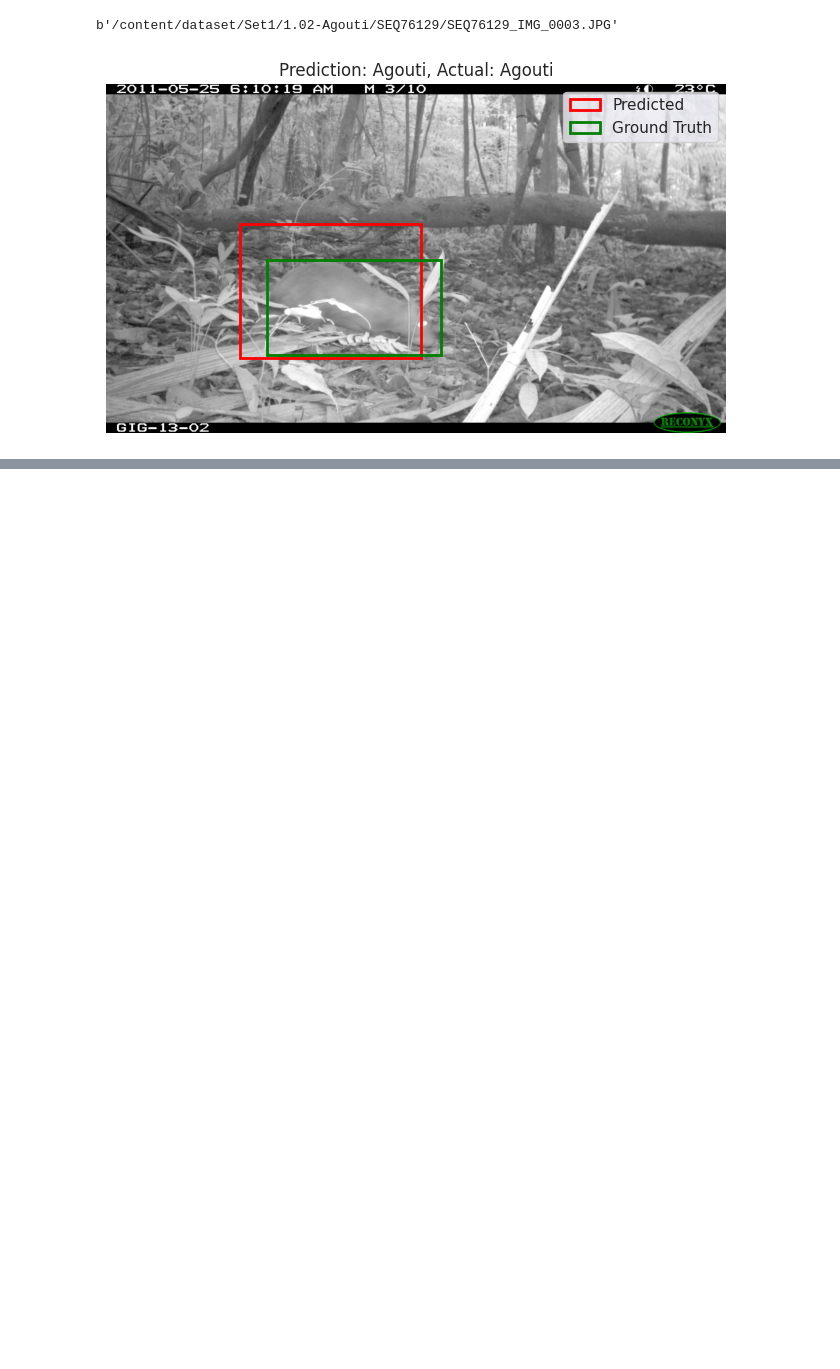
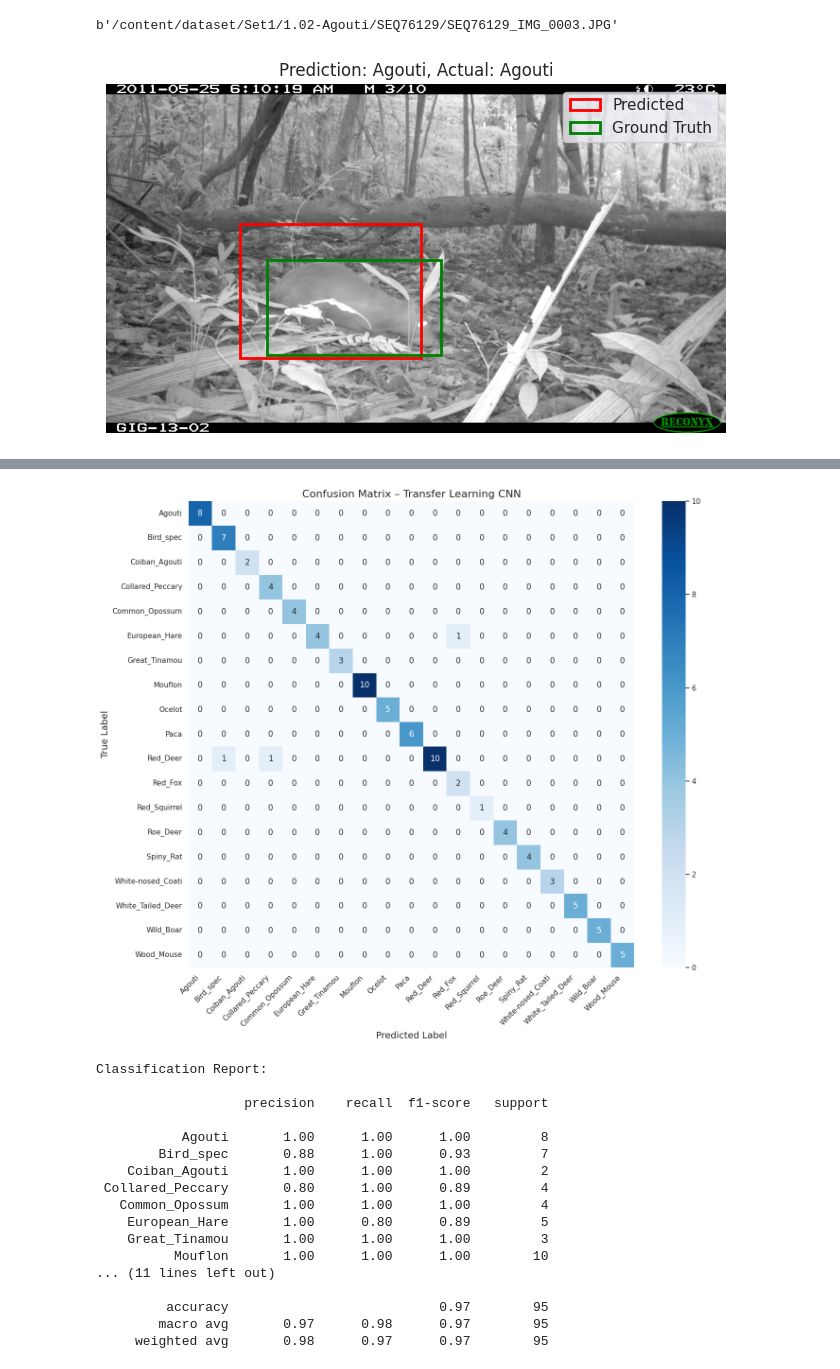
Before and after one commit to shaun-friedman/cv-serengeti-animal-detector, a Jupyter notebook: pipeline_and_cnn.ipynb, the cells around one changed output, grey strips where cells are left out. Saved outputs shown, nothing was run; the diff lists cells and outputs as text; code cells hidden in the pictures; blank space fills up the shorter version.

```diff
--- a/pipeline_and_cnn.ipynb
+++ b/pipeline_and_cnn.ipynb
@@ -359,0 +831,79 @@ b'/content/dataset/Set1/1.02-Agouti/SEQ76129/SEQ76129_IMG_0003.JPG'
+# %%
+# Confusion Matrix for Transfer Learning CNN
+import numpy as np
+import matplotlib.pyplot as plt
+import seaborn as sns
+from sklearn.metrics import confusion_matrix, classification_report
+
+#Collect true labels and predictions
+y_true = []
+y_pred = []
+
+for batch_images, batch_labels in test_ds:
+    # True labels (class_output only)
+    true_classes = batch_labels["class_output"].numpy()
+    y_true.extend(true_classes)
+
+    # Model predictions
+    preds = model_c.predict(batch_images, verbose=0)
+    class_probs = preds["class_output"]  # probabilities
+    pred_classes = np.argmax(class_probs, axis=1)
+
+    y_pred.extend(pred_classes)
+
+y_true = np.array(y_true)
+y_pred = np.array(y_pred)
+
+#Compute confusion matrix
+cm = confusion_matrix(y_true, y_pred)
+
+#Get class names from the label encoder
+class_names = label_encoder.classes_
+
+#Plot confusion matrix with seaborn
+plt.figure(figsize=(14, 12))
+sns.heatmap(cm,
+            annot=True,
+            fmt="d",
+            cmap="Blues",
+            xticklabels=class_names,
+            yticklabels=class_names)
+
+plt.title("Confusion Matrix – Transfer Learning CNN", fontsize=16)
+plt.xlabel("Predicted Label", fontsize=14)
+plt.ylabel("True Label", fontsize=14)
+plt.xticks(rotation=45, ha="right")
+plt.yticks(rotation=0)
+plt.tight_layout()
+plt.show()
+
+# Explicitly pass the full class list
+labels = list(range(len(class_names)))
+
+print("\nClassification Report:\n")
+print(classification_report(
+    y_true,
+    y_pred,
+    labels=labels,
+    target_names=class_names,
+    zero_division=0  # avoid warnings for classes not present in y_pred
+))
+# %% [output]
+[figure, added]
+Classification Report:
+
+                   precision    recall  f1-score   support
+
+           Agouti       1.00      1.00      1.00         8
+        Bird_spec       0.88      1.00      0.93         7
+    Coiban_Agouti       1.00      1.00      1.00         2
+ Collared_Peccary       0.80      1.00      0.89         4
+   Common_Opossum       1.00      1.00      1.00         4
+    European_Hare       1.00      0.80      0.89         5
+    Great_Tinamou       1.00      1.00      1.00         3
+          Mouflon       1.00      1.00      1.00        10
+... (11 lines left out)
+
+         accuracy                           0.97        95
+        macro avg       0.97      0.98      0.97        95
+     weighted avg       0.98      0.97      0.97        95
```
Also changed, not shown: parts of 21 cells of this notebook.
